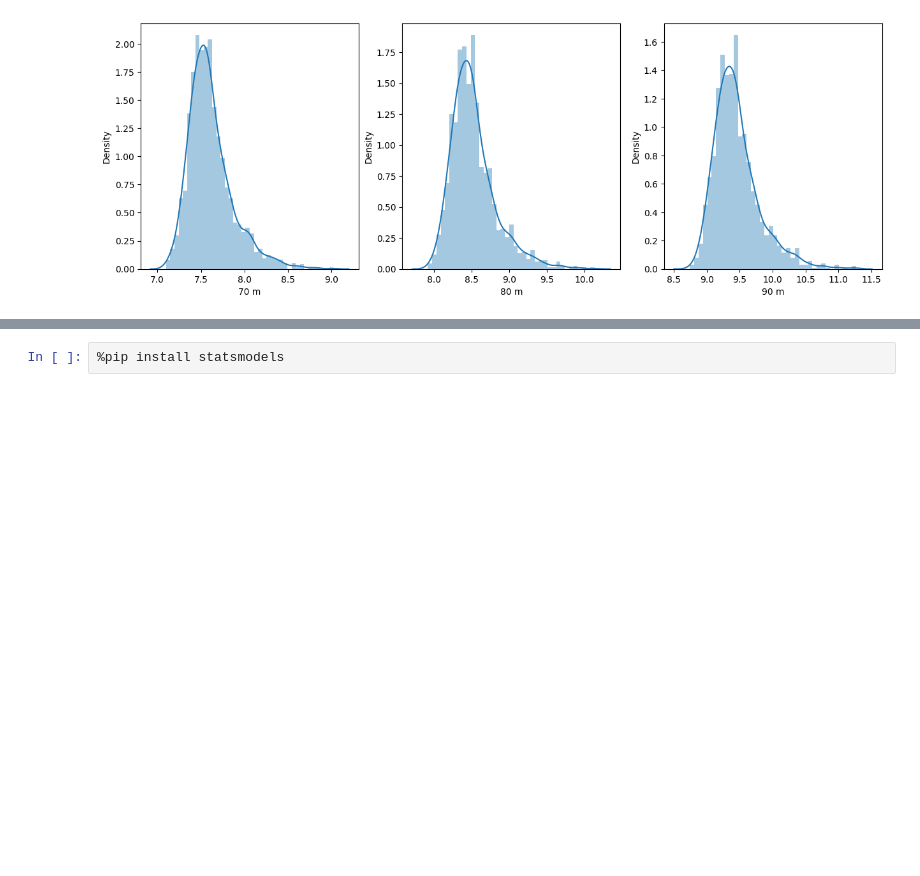
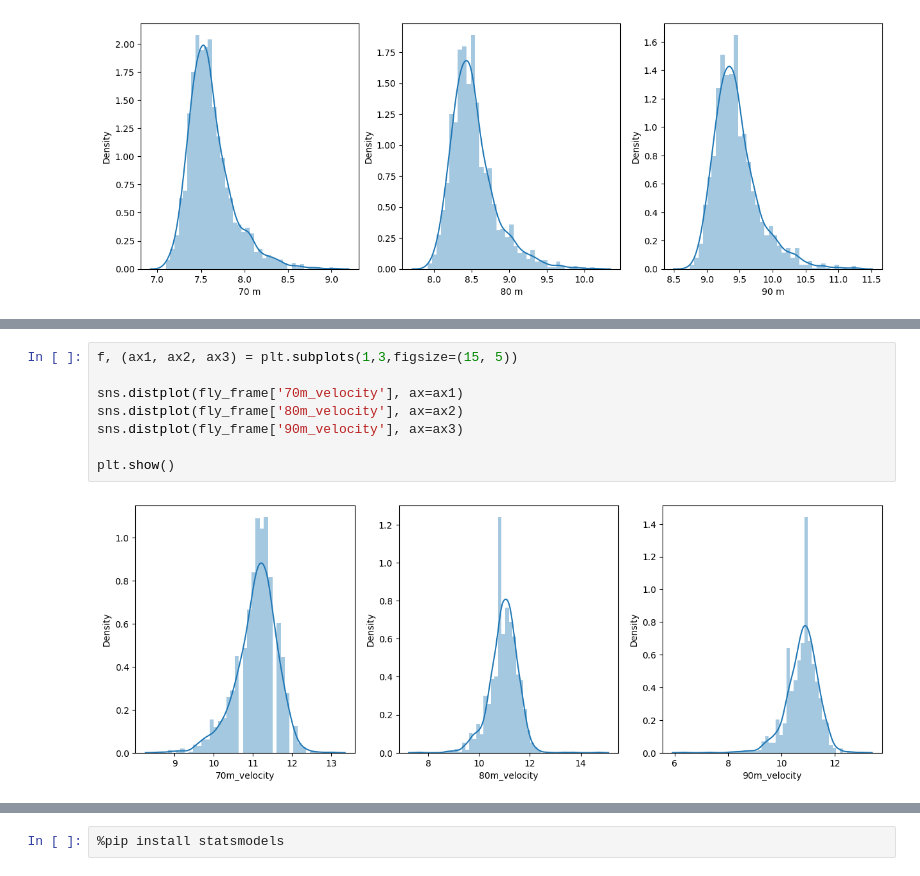
Before and after one commit to edrapac/TrackAndFieldAnalytics, a Jupyter notebook: TrackAnalytics.ipynb, the cells around one changed output, grey strips where cells are left out. Drawn from its saved outputs; the diff is of its cells as text; blank space fills up the shorter version.

```diff
--- a/TrackAnalytics.ipynb
+++ b/TrackAnalytics.ipynb
@@ -236 +269,11 @@ fly_frame_corrs.corr()
+# %%
+f, (ax1, ax2, ax3) = plt.subplots(1,3,figsize=(15, 5))
+
+sns.distplot(fly_frame['70m_velocity'], ax=ax1)
+sns.distplot(fly_frame['80m_velocity'], ax=ax2)
+sns.distplot(fly_frame['90m_velocity'], ax=ax3)
+
+plt.show()
+# %% [output]
+[figure, added]
 # %% [markdown]
```
Also changed, not shown: parts of 17 cells of this notebook.
